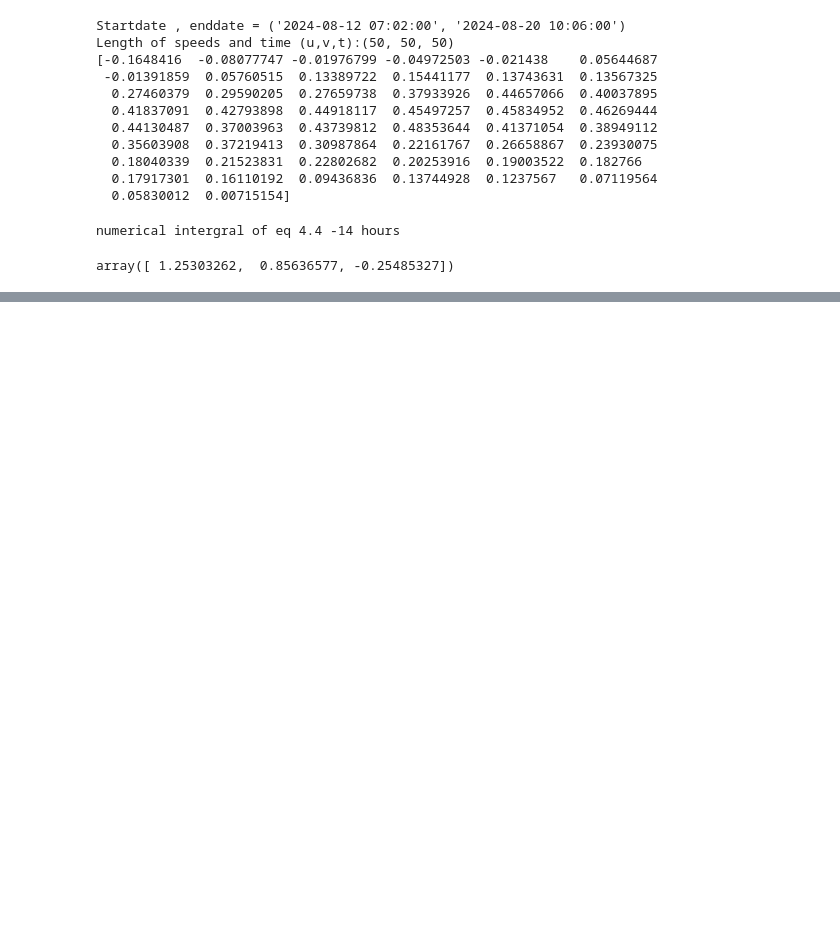
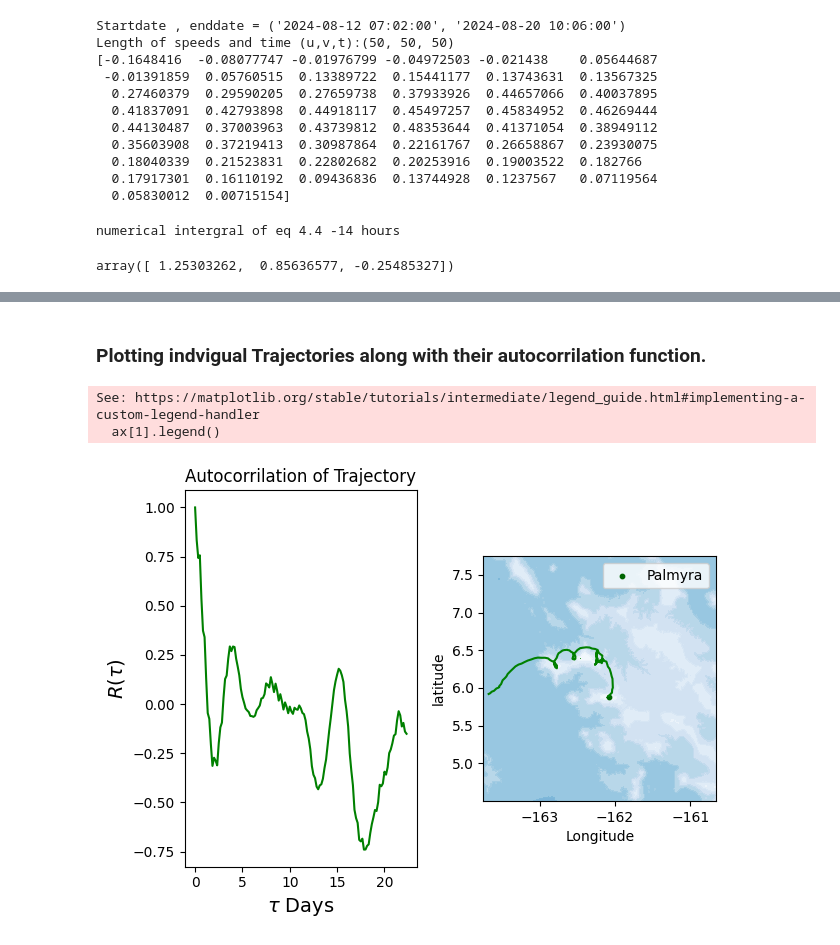
Before and after one commit to Colin-zerfass/fate-core, a Jupyter notebook: Code/Autocorrelation.ipynb, the cells around one changed output, grey strips where cells are left out. Drawn from its saved outputs; the diff is of its cells as text; code cells hidden in the pictures; blank space fills up the shorter version.

```diff
--- a/Code/Autocorrelation.ipynb
+++ b/Code/Autocorrelation.ipynb
@@ -151,0 +165,35 @@ Text(0, 0.3, ' a = 1.253 \n b = 0.856\n c = -0.255')
+# %% [markdown]
+### Plotting indvigual Trajectories along with their autocorrilation function.
+# %%
+i = 1227
+#1222 1224 # 1227
+
+trajectories = split_trajectory(ds, i)
+trajectories.splice_out_of_bounds()
+traj = Autocorrilation(trajectories.u[0],trajectories.v[0], trajectories.t[0])
+traj.Normalize_t(4)
+traj.calc_autocor_allTau()
+Tau_list.extend(ac.Tau)
+R_list.extend(ac.R)
+
+
+fig, ax = plt.subplots(1,2)
+
+ax[0].plot(traj.Tau/np.timedelta64(1, "D"), traj.R, color = "g")
+fplt.OneTrajectory(ds, i, ax[1], color = "g")
+fplt.Add_bathymetry(fig, ax[1], colorbar = False)
+fplt.Palmyra_plot(ax[1])
+ax[1].legend()
+
+ax[0].set_ylabel(r"$R(\tau)$", fontsize = 14)
+ax[0].set_xlabel(r"$\tau$ Days", fontsize = 14)
+ax[0].set_title("Autocorrilation of Trajectory")
+ax[1].set_aspect("equal")
+ax[1].set_label('Trajectory')
+#ax[0].set_xlim(0,30)
+fig.tight_layout()
+fig.savefig(fr"../Figures/Autocorrilation_{i}")
+# %% [output]
+See: https://matplotlib.org/stable/tutorials/intermediate/legend_guide.html#implementing-a-custom-legend-handler
+  ax[1].legend()
+[figure, added]
```
Also changed, not shown: parts of 3 cells of this notebook, 1 other file.
